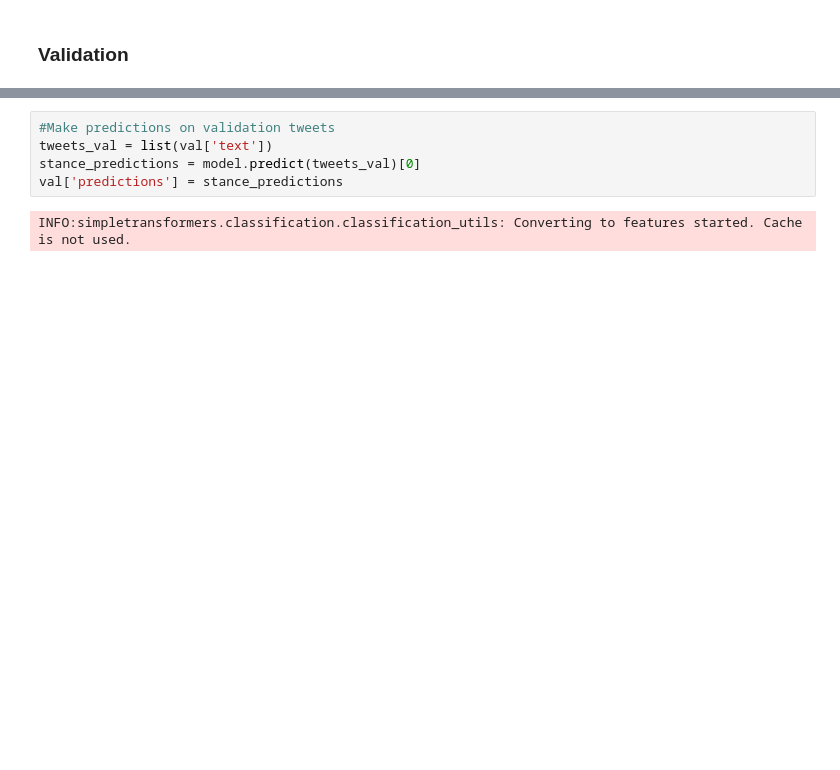
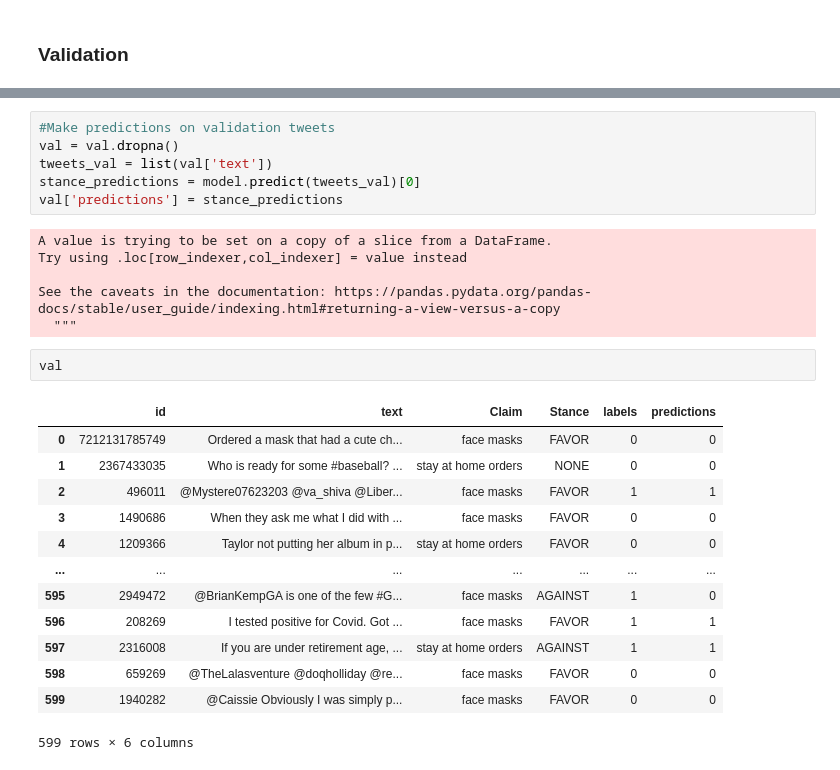
Before and after one commit to vatsal2473/mini_hackathon, a Jupyter notebook: Premise_classification_RoBERTa_baseline.ipynb, the cells around one changed output, grey strips where cells are left out. Saved outputs shown, nothing was run; the diff lists cells and outputs as text; blank space fills up the shorter version.

```diff
--- a/Premise_classification_RoBERTa_baseline.ipynb
+++ b/Premise_classification_RoBERTa_baseline.ipynb
@@ -91,10 +101,31 @@ INFO:simpletransformers.classification.classification_model:{'mcc': 0.5553213483
 # %%
 #Make predictions on validation tweets
+val = val.dropna()
 tweets_val = list(val['text'])
 stance_predictions = model.predict(tweets_val)[0]
 val['predictions'] = stance_predictions
 # %% [output]
-INFO:simpletransformers.classification.classification_utils: Converting to features started. Cache is not used.
+A value is trying to be set on a copy of a slice from a DataFrame.
+Try using .loc[row_indexer,col_indexer] = value instead
+
+See the caveats in the documentation: https://pandas.pydata.org/pandas-docs/stable/user_guide/indexing.html#returning-a-view-versus-a-copy
+  """
+# %%
+val
+# %% [output]
+|  | id | text | Claim | Stance | labels | predictions |
+| 0 | 7212131785749 | Ordered a mask that had a cute ch... | face masks | FAVOR | 0 | 0 |
+| 1 | 2367433035 | Who is ready for some #baseball? ... | stay at home orders | NONE | 0 | 0 |
+| 2 | 496011 | @Mystere07623203 @va_shiva @Liber... | face masks | FAVOR | 1 | 1 |
+| 3 | 1490686 | When they ask me what I did with ... | face masks | FAVOR | 0 | 0 |
+| 4 | 1209366 | Taylor not putting her album in p... | stay at home orders | FAVOR | 0 | 0 |
+| ... | ... | ... | ... | ... | ... | ... |
+| 595 | 2949472 | @BrianKempGA is one of the few #G... | face masks | AGAINST | 1 | 0 |
+| 596 | 208269 | I tested positive for Covid. Got ... | face masks | FAVOR | 1 | 1 |
+| 597 | 2316008 | If you are under retirement age, ... | stay at home orders | AGAINST | 1 | 1 |
+| 598 | 659269 | @TheLalasventure @doqholliday @re... | face masks | FAVOR | 0 | 0 |
+| 599 | 1940282 | @Caissie Obviously I was simply p... | face masks | FAVOR | 0 | 0 |
+599 rows × 6 columns
 # %%
 #Let's look at model's predictions distribution
 confusion_matrix = pd.crosstab(val['labels'], val['predictions'], rownames=['Actual'], colnames=['Predicted'])
```
Also changed, not shown: parts of 9 cells of this notebook, 1 other file.
